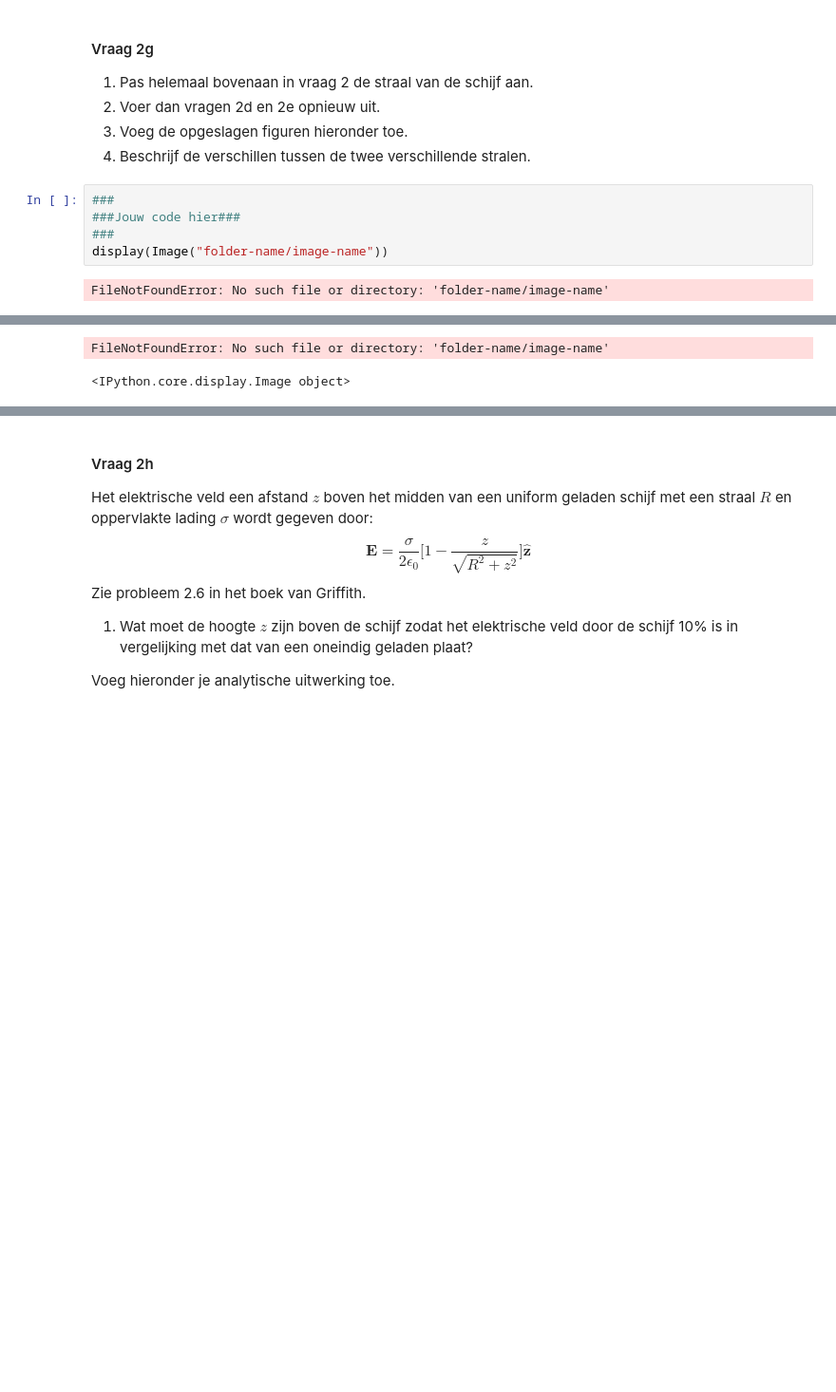
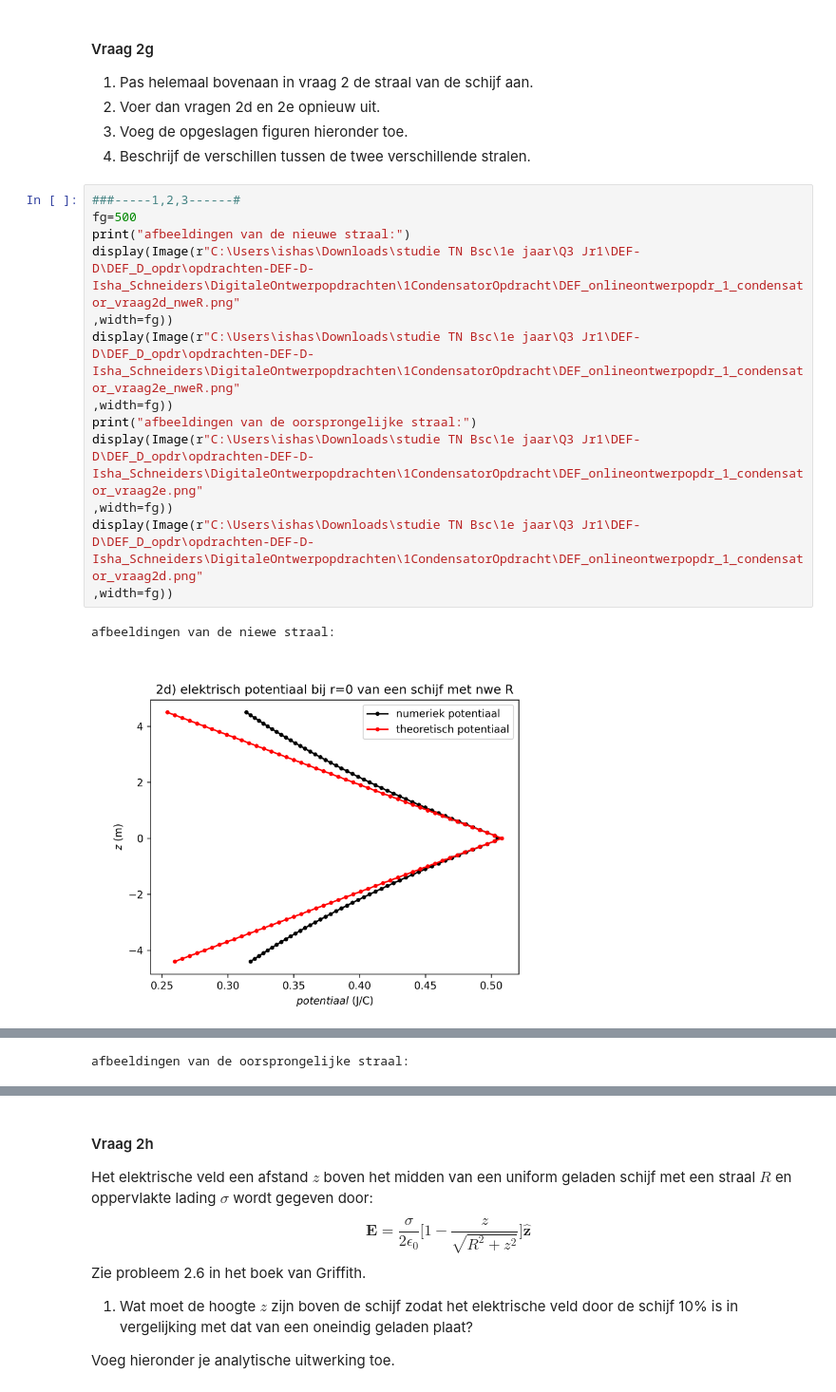
Before and after one commit to Spaantje5/opdrachten-DEF-D, a Jupyter notebook: DigitaleOntwerpopdrachten/1CondensatorOpdracht/CondensatorOntwerpopdracht.ipynb, the cells around one changed output, grey strips where cells are left out. Shown at 95% size. Cells and saved outputs as stored; diff of their text form; blank space fills up the shorter version.

```diff
--- a/DigitaleOntwerpopdrachten/1CondensatorOpdracht/CondensatorOntwerpopdracht.ipynb
+++ b/DigitaleOntwerpopdrachten/1CondensatorOpdracht/CondensatorOntwerpopdracht.ipynb
@@ -415,9 +434,18 @@ Het theoretische elektrische veld van een oneindig geladen oppervlakte is $|E| =
 3. Voeg de opgeslagen figuren hieronder toe.
 4. Beschrijf de verschillen tussen de twee verschillende stralen.
 # %%
-###
-###Jouw code hier###
-###
-display(Image("folder-name/image-name"))
+###-----1,2,3------#
+fg=500
+print("afbeeldingen van de nieuwe straal:")
+display(Image(r"C:\Users\ishas\Downloads\studie TN Bsc\1e jaar\Q3 Jr1\DEF-D\DEF_D_opdr\opdrachten-DEF-D-Isha_Schneiders\DigitaleOntwerpopdrachten\1CondensatorOpdracht\DEF_onlineontwerpopdr_1_condensator_vraag2d_nweR.png"
+,width=fg))
+display(Image(r"C:\Users\ishas\Downloads\studie TN Bsc\1e jaar\Q3 Jr1\DEF-D\DEF_D_opdr\opdrachten-DEF-D-Isha_Schneiders\DigitaleOntwerpopdrachten\1CondensatorOpdracht\DEF_onlineontwerpopdr_1_condensator_vraag2e_nweR.png"
+,width=fg))
+print("afbeeldingen van de oorsprongelijke straal:")
+display(Image(r"C:\Users\ishas\Downloads\studie TN Bsc\1e jaar\Q3 Jr1\DEF-D\DEF_D_opdr\opdrachten-DEF-D-Isha_Schneiders\DigitaleOntwerpopdrachten\1CondensatorOpdracht\DEF_onlineontwerpopdr_1_condensator_vraag2e.png"
+,width=fg))
+display(Image(r"C:\Users\ishas\Downloads\studie TN Bsc\1e jaar\Q3 Jr1\DEF-D\DEF_D_opdr\opdrachten-DEF-D-Isha_Schneiders\DigitaleOntwerpopdrachten\1CondensatorOpdracht\DEF_onlineontwerpopdr_1_condensator_vraag2d.png"
+,width=fg))
 # %% [output]
-FileNotFoundError: No such file or directory: 'folder-name/image-name'
+afbeeldingen van de niewe straal:
+[figure, added]
@@ -424,2 +453 @@ FileNotFoundError: No such file or directory: 'folder-name/image-name'
-FileNotFoundError: No such file or directory: 'folder-name/image-name'
+afbeeldingen van de oorsprongelijke straal:
-<IPython.core.display.Image object>
```
Also changed, not shown: parts of 6 cells of this notebook, 3 other files.
